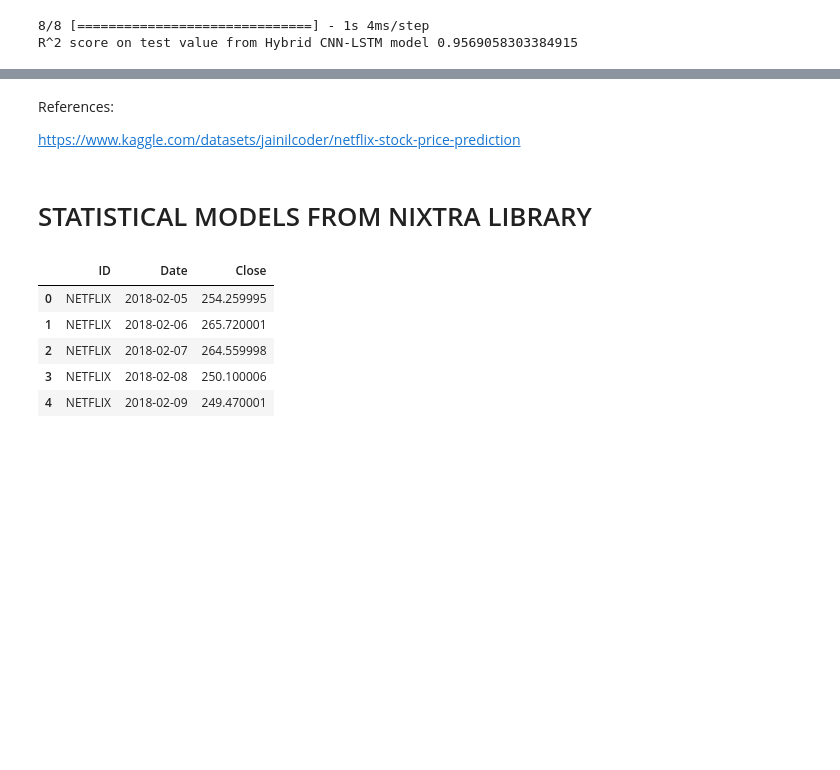
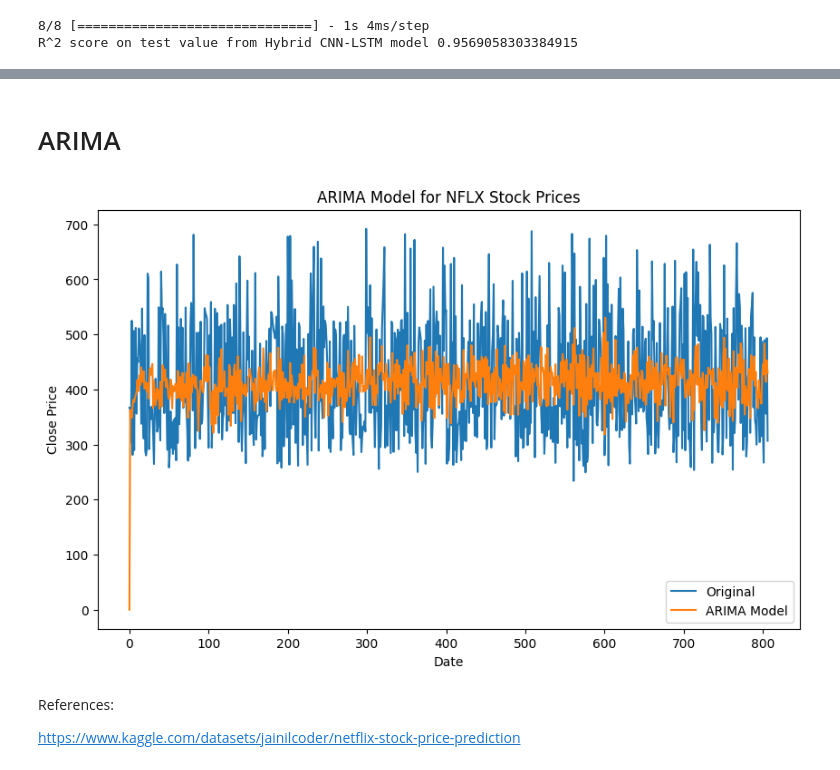
Before and after one commit to Gokhman07/NETFIX_STOCK_PREDICTION, a Jupyter notebook: Netflix_stock_Price_Prediction.ipynb, the cells around one changed output, grey strips where cells are left out. Drawn from its saved outputs; the diff is of its cells as text; code cells hidden in the pictures; blank space fills up the shorter version.

```diff
--- a/Netflix_stock_Price_Prediction.ipynb
+++ b/Netflix_stock_Price_Prediction.ipynb
@@ -1044,0 +1071,2 @@ R^2 score on test value from Hybrid CNN-LSTM model 0.9569058303384915
+# %%
+model = Prophet()
@@ -1045,6 +1111,29 @@ R^2 score on test value from Hybrid CNN-LSTM model 0.9569058303384915
+# %% [markdown]
+# ARIMA
+# %%
+from statsmodels.tsa.arima.model import ARIMA
+import matplotlib.pyplot as plt
+
+# Selecting the 'Close' column for time series analysis
+ts = df_prophet_train['y']
+
+# Fitting an ARIMA model
+# The order (p,d,q) needs to be defined. A common approach is to use (1,1,1).
+model = ARIMA(ts, order=(70, 1, 1))
+model_fit = model.fit()
+
+# Plotting the results
+plt.figure(figsize=(10, 6))
+plt.plot(ts, label='Original')
+plt.plot(model_fit.predict(), label='ARIMA Model')
+plt.title('ARIMA Model for NFLX Stock Prices')
+plt.xlabel('Date')
+plt.ylabel('Close Price')
+plt.legend()
+plt.show()
+# %% [output]
+[figure, added]
 # %% [markdown]
 References:
 
 https://www.kaggle.com/datasets/jainilcoder/netflix-stock-price-prediction
-# %% [markdown]
-# STATISTICAL MODELS FROM NIXTRA LIBRARY
@@ -1056,14 +1139,0 @@ import seaborn as sns
-# %%
-df = pd.read_csv('https://raw.githubusercontent.com/SiddantaK/cryptocurrency/master/NFLX.csv')
-columns_to_keep = ['Date', 'Close']
-df_cl = df[columns_to_keep]
-df_cl.head()
-df_cl.insert(loc=0,column='ID', value='NETFLIX')
-df_cl.head()
-# %% [output]
-|  | ID | Date | Close |
-| 0 | NETFLIX | 2018-02-05 | 254.259995 |
-| 1 | NETFLIX | 2018-02-06 | 265.720001 |
-| 2 | NETFLIX | 2018-02-07 | 264.559998 |
-| 3 | NETFLIX | 2018-02-08 | 250.100006 |
-| 4 | NETFLIX | 2018-02-09 | 249.470001 |
```
Also changed, not shown: parts of 61 cells of this notebook.
